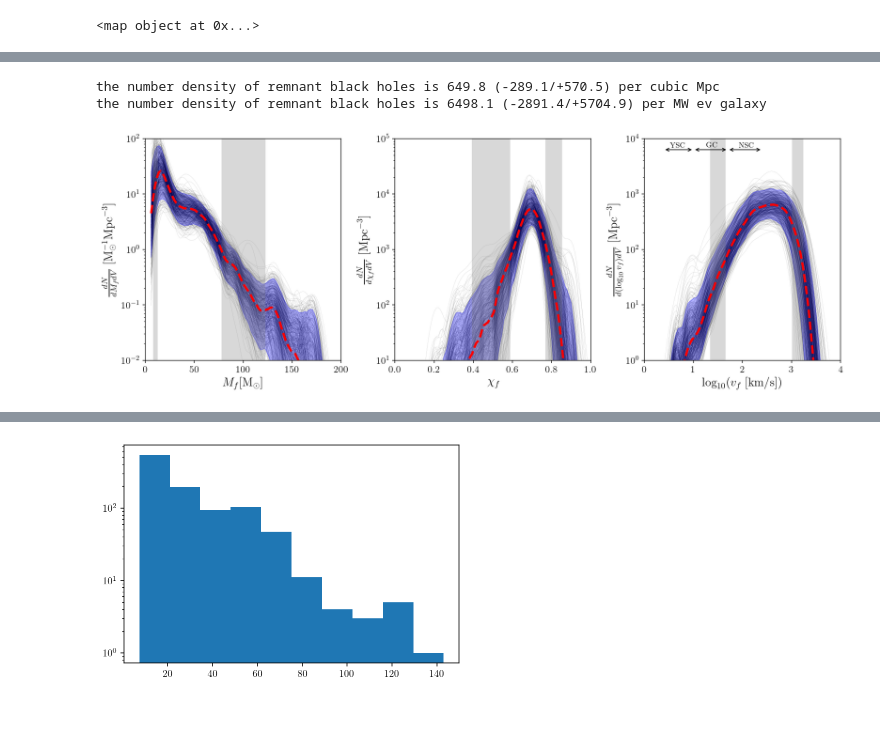
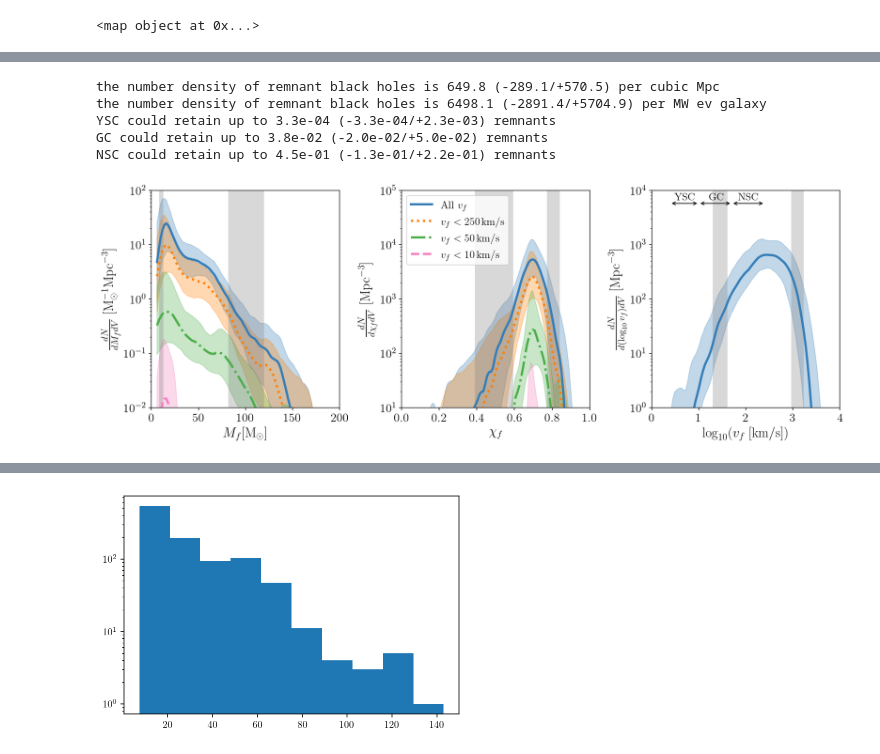
Before and after one commit to zodoctor/final_state_population, a Jupyter notebook: Final_State_Population.ipynb, the cells around one changed output, grey strips where cells are left out. Drawn from its saved outputs; the diff is of its cells as text; code cells hidden in the pictures; blank space fills up the shorter version.

```diff
--- a/Final_State_Population.ipynb
+++ b/Final_State_Population.ipynb
@@ -626,6 +640,7 @@ print(final_params)
 <map object at 0x...>
 # %%
 final_params = np.load('final_params.npy')
+fid_pop_samples = np.load('fid_pop_samples.npy')
 # %%
 def weighted_percentile(a,w,q):
     """
@@ -684,9 +733,15 @@ m_rate_mwev,l_rate_mwev,u_rate_mwev = np.median(rates_mwev),np.percentile(rates_
 # %%
 print(f'the number density of remnant black holes is {m_rate:2.1f} (-{m_rate-l_rate:2.1f}/+{u_rate-m_rate:2.1f}) per cubic Mpc')
 print(f'the number density of remnant black holes is {m_rate_mwev:2.1f} (-{m_rate_mwev-l_rate_mwev:2.1f}/+{u_rate_mwev-m_rate_mwev:2.1f}) per MW ev galaxy')
+med,lower, upper = np.median(vf_cluster_fracs,axis=0),np.percentile(vf_cluster_fracs,5,axis=0),np.percentile(vf_cluster_fracs,95,axis=0)
+for i in range(len(med)):
+    print(f'{clusters_cats[i]} could retain up to {med[i]:1.1e} (-{med[i]-lower[i]:1.1e}/+{upper[i]-med[i]:1.1e}) remnants')
 # %% [output]
 the number density of remnant black holes is 649.8 (-289.1/+570.5) per cubic Mpc
 the number density of remnant black holes is 6498.1 (-2891.4/+5704.9) per MW ev galaxy
+YSC could retain up to 3.3e-04 (-3.3e-04/+2.3e-03) remnants
+GC could retain up to 3.8e-02 (-2.0e-02/+5.0e-02) remnants
+NSC could retain up to 4.5e-01 (-1.3e-01/+2.2e-01) remnants
 # %%
 units = ['[\mathrm{{M}}_{{\odot}}]','','\;[\mathrm{km/s}]']
 yunits = ['\;[\mathrm{{M}}_\odot^{{-1}}\mathrm{{Mpc}}^{{-3}}]','\;[\mathrm{{Mpc}}^{{-3}}]','\;[\mathrm{{Mpc}}^{{-3}}]']
@@ -694,54 +749,66 @@ logunits = [False,False,True]
 xlims = [(0,200),(0,1),(0,4)]
 ylims = [(1e-2,1e2),(1e1,1e5),(1e0,1e4)]
 xlabels = ['M_f','\chi_f','v_f']
+cluster_colors = ['tab:purple','tab:orange','tab:green']
+cluster_labels = [r'$v_f<10\,\mathrm{km/s}$',r'$v_f<50\,\mathrm{km/s}$',r'$v_f<250\,\mathrm{km/s}$']
+cluster_ls = ['--','-.',':']
+cluster_colors = ['#f781bf','#4daf4a', '#ff7f00']
 
 fig,ax = plt.subplots(1,3,figsize=(14,5))
 for j in range(len(ax)):
-    ax[j].tick_params(labelsize=13)
+    ax[j].tick_params(labelsize=16)
     paramlines = lines[:,:,j]
 
     # plot the individual population lines
-    for i in range(lines.shape[1]):
-        ax[j].plot(plot_grids[j],paramlines[:,i],color='k',alpha=0.5,zorder=0,lw=0.1)
+    #for i in range(lines.shape[1]):
+    #    ax[j].plot(plot_grids[j],paramlines[:,i],color='k',alpha=0.5,zorder=0,lw=0.1)
 
     # plot the credible region and median
-    ax[j].fill_between(plot_grids[j],np.percentile(paramlines,5,axis=1),np.percentile(paramlines,95,axis=1),color='b',alpha=0.3)
-    ax[j].plot(plot_grids[j],np.median(paramlines,axis=1),color='r',linestyle='--',lw=3)
+    ax[j].fill_between(plot_grids[j],np.percentile(paramlines,5,axis=1),np.percentile(paramlines,95,axis=1),color='#377eb8',alpha=0.3)
+    ax[j].plot(plot_grids[j],np.median(paramlines,axis=1),color='#377eb8',lw=3,label=r'$\textrm{All}\, \, v_f$')
     ax[j].set_ylim(ylims[j])
     ax[j].set_xlim(xlims[j])
     ax[j].set_yscale('log')
 
+    # plot the medians conditioned on the cluster escape velocities
+    if j < 2:
+        for si in range(vf_cluster_lines.shape[3])[::-1]:
+            ax[j].plot(plot_grids[j],np.median(vf_cluster_lines[:,:,j,si],axis=1),color=cluster_colors[si],linestyle=cluster_ls[si],lw=3,label=cluster_labels[si])
+            ax[j].fill_between(plot_grids[j],np.percentile(vf_cluster_lines[:,:,j,si],5,axis=1),np.percentile(vf_cluster_lines[:,:,j,si],95,axis=1),color=cluster_colors[si],alpha=0.3)
+
     # If using a pre-logged variable
     if logunits[j]:
-        ax[j].set_xlabel(r'$\log_{{10}}({}{})$'.format(xlabels[j],units[j]),fontsize=16)
-        ax[j].set_ylabel(r'$\frac{{dN}}{{d(\log_{{10}}{})dV}}{}$'.format(xlabels[j],yunits[j]),fontsize=16)
+        ax[j].set_xlabel(r'$\log_{{10}}({}{})$'.format(xlabels[j],units[j]),fontsize=18)
+        ax[j].set_ylabel(r'$\frac{{dN}}{{d(\log_{{10}}{})dV}}{}$'.format(xlabels[j],yunits[j]),fontsize=18)
     else:
-        ax[j].set_xlabel(f'${xlabels[j]}{units[j]}$',fontsize=16)
-        ax[j].set_ylabel(r'$\frac{{dN}}{{d{}dV}}{}$'.format(xlabels[j],yunits[j]),fontsize=16)
+        ax[j].set_xlabel(f'${xlabels[j]}{units[j]}$',fontsize=18)
+        ax[j].set_ylabel(r'$\frac{{dN}}{{d{}dV}}{}$'.format(xlabels[j],yunits[j]),fontsize=18)
 
     # plot the percentile credible regions
     trans = mtransforms.blended_transform_factory(ax[j].transData, ax[j].transAxes)
     for k in [0,2]:
         ax[j].fill_between(
             np.array([np.percentile(pctl_array[k,:,j],10),np.percentile(pctl_array[k,:,j],90)]),
             0,1,
             facecolor='gray',alpha=0.3,transform=trans)
 
-ax[2].annotate("", xy=(0.25, 0.95), xytext=(0.39/4, 0.95), arrowprops=dict(arrowstyle="<->"),xycoords='axes fraction')
-ax[2].annotate(r"$\mathrm{YSC}$", xy=(0.13, 0.96),xycoords='axes fraction')
+ax[1].legend(loc=2,fontsize=14)
 
-ax[2].annotate("", xy=(1.7/4, 0.95), xytext=(0.25, 0.95), arrowprops=dict(arrowstyle="<->"),xycoords='axes fraction')
-ax[2].annotate(r"$\mathrm{GC}$", xy=(0.315, 0.96),xycoords='axes fraction')
+ax[2].annotate("", xy=(0.25, 0.94), xytext=(0.39/4, 0.94), arrowprops=dict(arrowstyle="<->"),xycoords='axes fraction')
+ax[2].annotate(r"$\mathrm{YSC}$", xy=(0.12, 0.955),xycoords='axes fraction',fontsize=14)
 
-ax[2].annotate("", xy=(2.4/4, 0.95), xytext=(1.7/4, 0.95), arrowprops=dict(arrowstyle="<->"),xycoords='axes fraction')
-ax[2].annotate(r"$\mathrm{NSC}$", xy=(0.48, 0.96),xycoords='axes fraction')
+ax[2].annotate("", xy=(1.7/4, 0.94), xytext=(0.25, 0.94), arrowprops=dict(arrowstyle="<->"),xycoords='axes fraction')
+ax[2].annotate(r"$\mathrm{GC}$", xy=(0.305, 0.955),xycoords='axes fraction',fontsize=14)
+
+ax[2].annotate("", xy=(2.4/4, 0.94), xytext=(1.7/4, 0.94), arrowprops=dict(arrowstyle="<->"),xycoords='axes fraction')
+ax[2].annotate(r"$\mathrm{NSC}$", xy=(0.46, 0.955),xycoords='axes fraction',fontsize=14)
 
 
 fig.tight_layout()
 fig.savefig('final_param_dist.pdf')
 fig.savefig('final_param_dist.png',dpi=300)
 # %% [output]
-[figure, old version]
+[figure, new version]
 # %%
 new_wts_arr = np.empty(n_hyper_lines*n_event_samples)
 new_fin_params_arr = np.empty((n_hyper_lines*n_event_samples,final_params.shape[1]))
```
Also changed, not shown: parts of 4 cells of this notebook, 5 other files.
